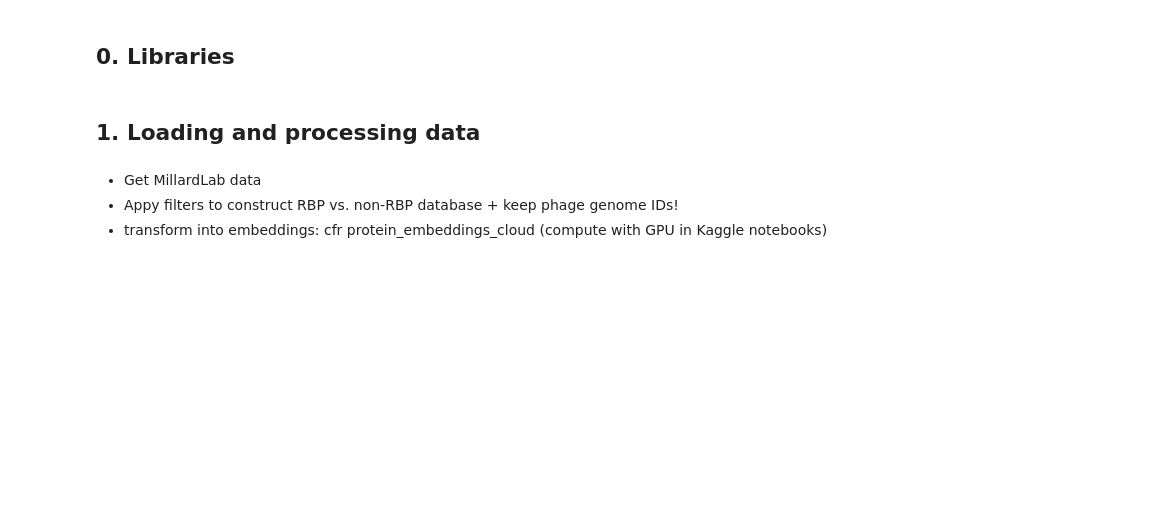
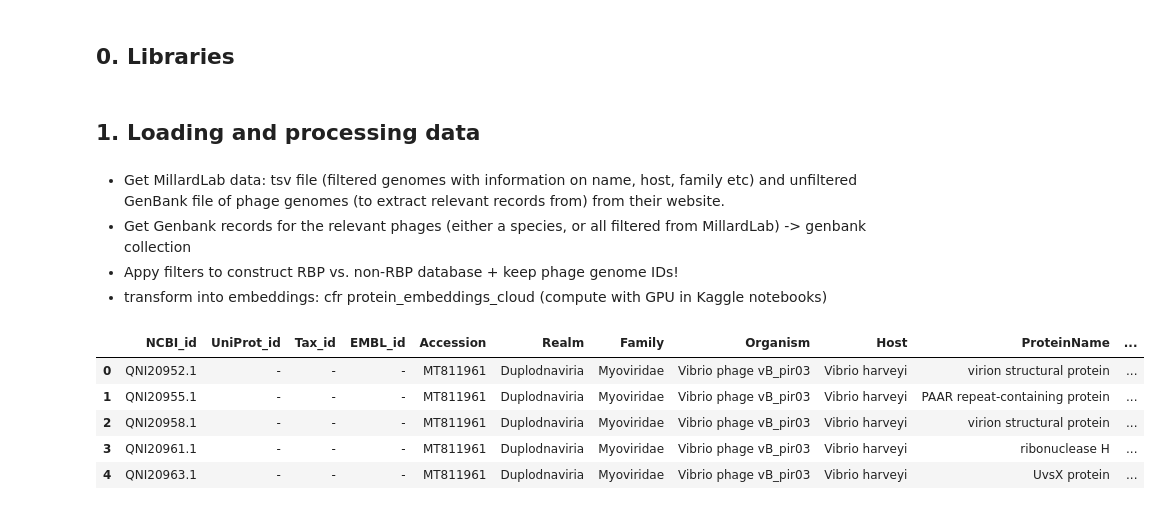
Before and after one commit to dimiboeckaerts/PhageRBPdetection, a Jupyter notebook: RBPdetection.ipynb, the cells around one changed output. Saved outputs shown, nothing was run; the diff lists cells and outputs as text; code cells hidden in the pictures; blank space fills up the shorter version.

```diff
--- a/RBPdetection.ipynb
+++ b/RBPdetection.ipynb
@@ -24,6 +30,7 @@ results_dir = '/Users/Dimi/GoogleDrive/PhD/3_PHAGEBASE/33_RESULTS/RBP_detection/
 # %% [markdown]
 ## 1. Loading and processing data
 # %% [markdown]
-- Get MillardLab data
+- Get MillardLab data: tsv file (filtered genomes with information on name, host, family etc) and unfiltered GenBank file of phage genomes (to extract relevant records from) from their website.
+- Get Genbank records for the relevant phages (either a species, or all filtered from MillardLab) -> genbank collection
 - Appy filters to construct RBP vs. non-RBP database + keep phage genome IDs!
 - transform into embeddings: cfr protein_embeddings_cloud (compute with GPU in Kaggle notebooks)
@@ -34,6 +78,15 @@ results_dir = '/Users/Dimi/GoogleDrive/PhD/3_PHAGEBASE/33_RESULTS/RBP_detection/
 # load processed data
 rbps = pd.read_csv(data_dir+'annotated_RBPs.csv', sep='\t')
 nonrbps = pd.read_csv(data_dir+'annotated_nonRBPs.csv', sep='\t')
+# %%
+nonrbps.head()
+# %% [output]
+|  | NCBI_id | UniProt_id | Tax_id | EMBL_id | Accession | Realm | Family | Organism | Host | ProteinName | ... |
+| 0 | QNI20952.1 | - | - | - | MT811961 | Duplodnaviria | Myoviridae | Vibrio phage vB_pir03 | Vibrio harveyi | virion structural protein | ... |
+| 1 | QNI20955.1 | - | - | - | MT811961 | Duplodnaviria | Myoviridae | Vibrio phage vB_pir03 | Vibrio harveyi | PAAR repeat-containing protein | ... |
+| 2 | QNI20958.1 | - | - | - | MT811961 | Duplodnaviria | Myoviridae | Vibrio phage vB_pir03 | Vibrio harveyi | virion structural protein | ... |
+| 3 | QNI20961.1 | - | - | - | MT811961 | Duplodnaviria | Myoviridae | Vibrio phage vB_pir03 | Vibrio harveyi | ribonuclease H | ... |
+| 4 | QNI20963.1 | - | - | - | MT811961 | Duplodnaviria | Myoviridae | Vibrio phage vB_pir03 | Vibrio harveyi | UvsX protein | ... |
 # %%
 rbps.head()
 # %% [output]
```
Also changed, not shown: parts of 21 cells of this notebook.
